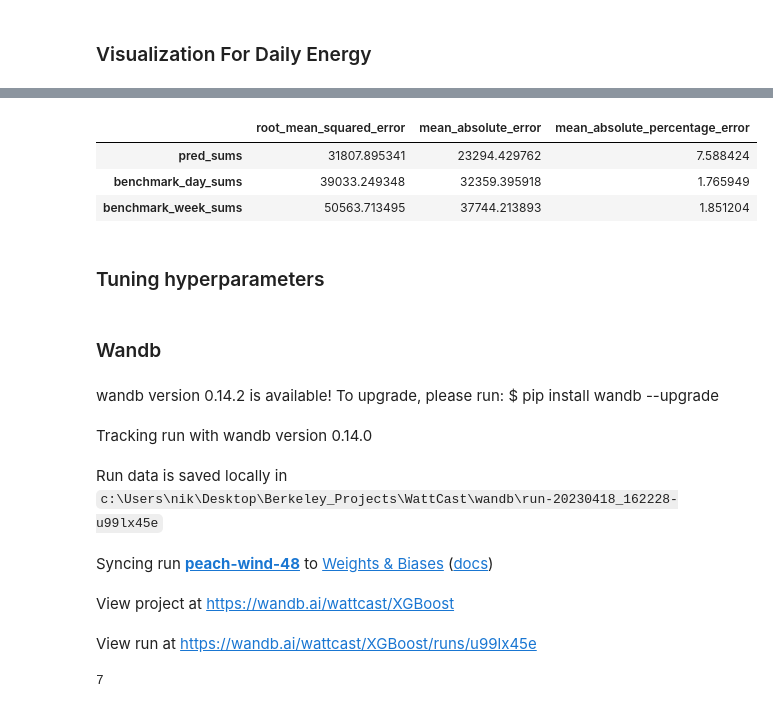
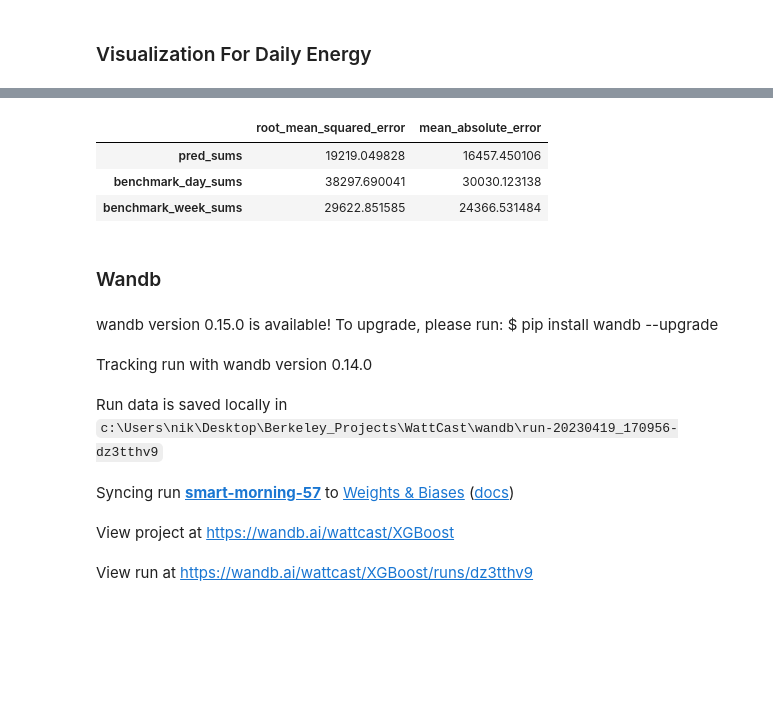
Before and after one commit to tsbyq/WattCast, a Jupyter notebook: bin/benchmarks.ipynb, the cells around one changed output, grey strips where cells are left out. Saved outputs shown, nothing was run; the diff lists cells and outputs as text; code cells hidden in the pictures; blank space fills up the shorter version.

Commit message:
integrated wandb properly

```diff
--- a/bin/benchmarks.ipynb
+++ b/bin/benchmarks.ipynb
@@ -127,3 +146,6 @@ X_train, y_train, X_test, y_test, test_idx, scaler, scaler_features, lam, n_time
 # define the model
 model = XGBRegressor(
     **model_params)
+
+# fit the model
+model.fit(X_train, y_train, verbose=True)
@@ -130,2 +165,0 @@ model = XGBRegressor(
-# %%
-model.fit(X_train, y_train, eval_set=[(X_test, y_test)], verbose=False)
@@ -144,13 +166,12 @@ XGBRegressor(base_score=None, booster=None, callbacks=None,
 # %%
 predictions = model.predict(X_test)
-
-predictions_reshaped = post_process_xgb_predictions(predictions, scaler, config_features, lam)
+predictions_reshaped = post_process_xgb_predictions(predictions, config_features['boxcox'], scaler, config_features['lam'])
 # %%
 # create the persistence benchmarks
-gt = df_first.loc[test_idx]
-benchmark_day = gt.shift(n_timesteps_per_day).fillna(0).values.flatten() # previous day
-benchmark_week = gt.shift(n_timesteps_per_day*7).fillna(0).values.flatten() # same day of previous week
-gt = gt.values.flatten()
+gt_long = df_first.loc[test_idx]
+benchmark_day = gt_long.shift(n_timesteps_per_day).fillna(0).values.flatten() # previous day
+benchmark_week = gt_long.shift(n_timesteps_per_day*7).fillna(0).values.flatten() # same day of previous week
+gt = gt_long.values.flatten()
 # %% [markdown]
 ### Visualization for the resolution
 # %%
@@ -196,13 +216,11 @@ plt.show()
 # %%
-df_metrics_daily = calc_metrics(df_daily_sum, [mean_squared_error,mean_absolute_error, r2_score])
+df_metrics_daily = calc_metrics(df_daily_sum, [mean_squared_error,mean_absolute_error])
 df_metrics_daily
 # %% [output]
-|  | root_mean_squared_error | mean_absolute_error | mean_absolute_percentage_error |
-| pred_sums | 31807.895341 | 23294.429762 | 7.588424 |
-| benchmark_day_sums | 39033.249348 | 32359.395918 | 1.765949 |
-| benchmark_week_sums | 50563.713495 | 37744.213893 | 1.851204 |
+|  | root_mean_squared_error | mean_absolute_error |
+| pred_sums | 19219.049828 | 16457.450106 |
+| benchmark_day_sums | 38297.690041 | 30030.123138 |
+| benchmark_week_sums | 29622.851585 | 24366.531484 |
-# %% [markdown]
-### Tuning hyperparameters
 # %% [markdown]
 ### Wandb
 # %%
@@ -228,17 +247,18 @@ sweep_config = {
 }
 }
 # %%
-wandb.init(project="XGBoost")
+
+wandb.init(
+    project="XGBoost",
+    )
 
 wandb.config.update(config_features)
+
+config = wandb.config
 # %% [output]
-wandb version 0.14.2 is available! To upgrade, please run: $ pip install wandb --upgrade
+wandb version 0.15.0 is available! To upgrade, please run: $ pip install wandb --upgrade
 Tracking run with wandb version 0.14.0
-Run data is saved locally in c:\Users\nik\Desktop\Berkeley_Projects\WattCast\wandb\run-20230418_162228-u99lx45e
+Run data is saved locally in c:\Users\nik\Desktop\Berkeley_Projects\WattCast\wandb\run-20230419_170956-dz3tthv9
-Syncing run peach-wind-48 to Weights & Biases (docs)
+Syncing run smart-morning-57 to Weights & Biases (docs)
 View project at https://wandb.ai/wattcast/XGBoost
-View run at https://wandb.ai/wattcast/XGBoost/runs/u99lx45e
+View run at https://wandb.ai/wattcast/XGBoost/runs/dz3tthv9
-# %%
-wandb.config.lagged_days
-# %% [output]
-7
```
Also changed, not shown: parts of 18 cells of this notebook, 1 other file.
